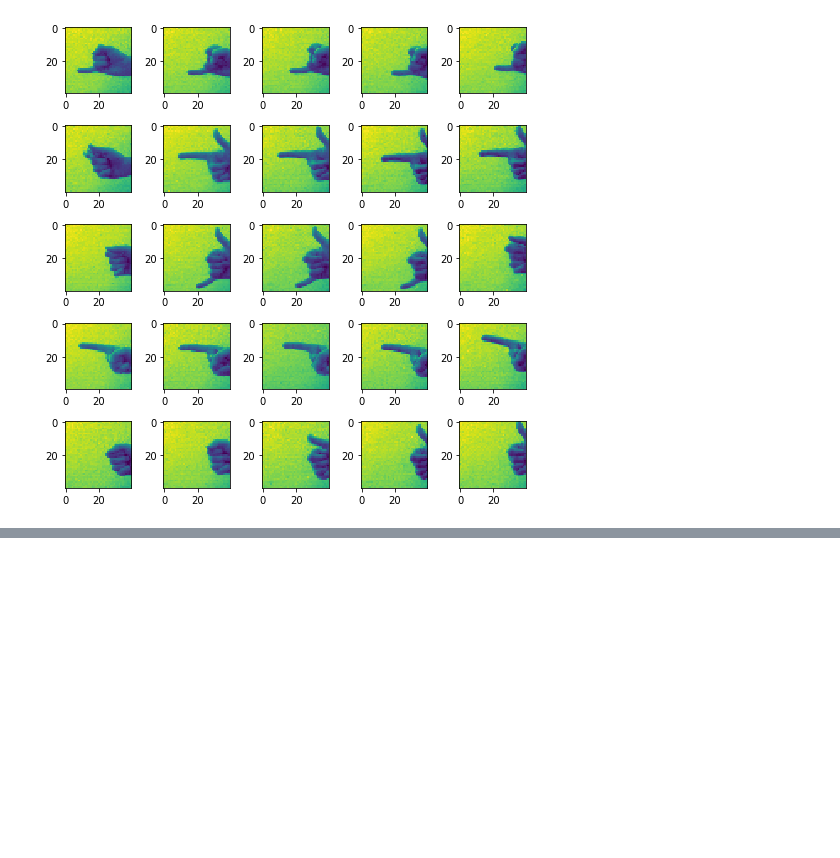
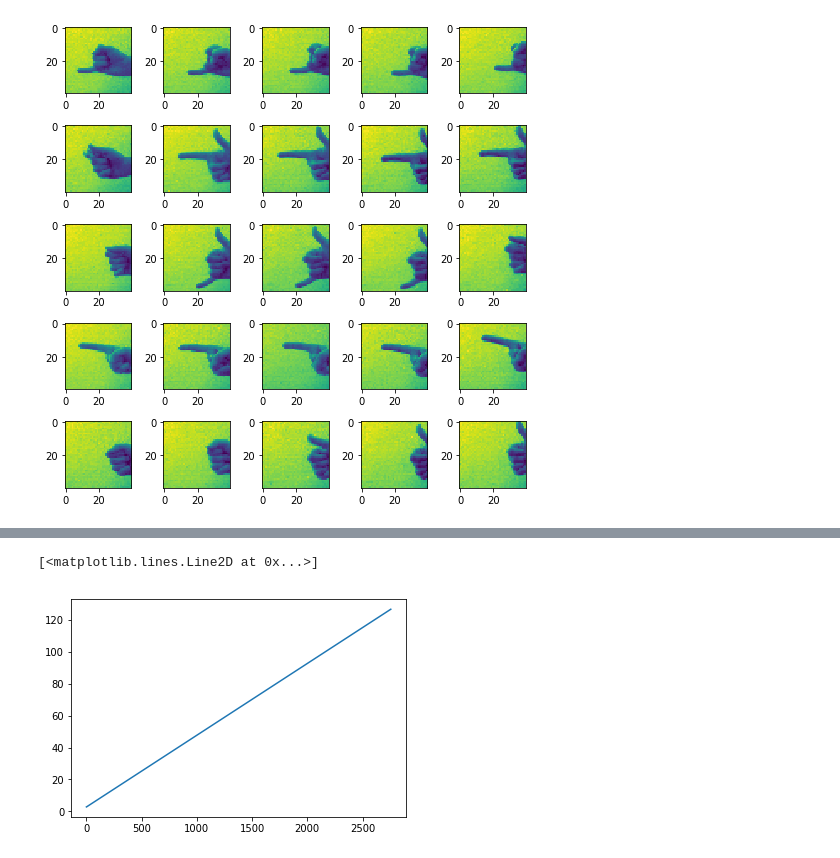
Before and after one commit to Enny1991/dvs_emg_fusion, a Jupyter notebook: HOG_DAVIS_Frames.ipynb, the cells around one changed output, grey strips where cells are left out. Drawn from its saved outputs; the diff is of its cells as text; code cells hidden in the pictures; blank space fills up the shorter version.

```diff
--- a/HOG_DAVIS_Frames.ipynb
+++ b/HOG_DAVIS_Frames.ipynb
@@ -687,0 +472,5 @@ JOIN (test) 0.8051724137931034
+# %%
+plt.plot(evs)
+# %% [output]
+[<matplotlib.lines.Line2D at 0x...>]
+[figure, added]
```
Also changed, not shown: parts of 24 cells of this notebook.
